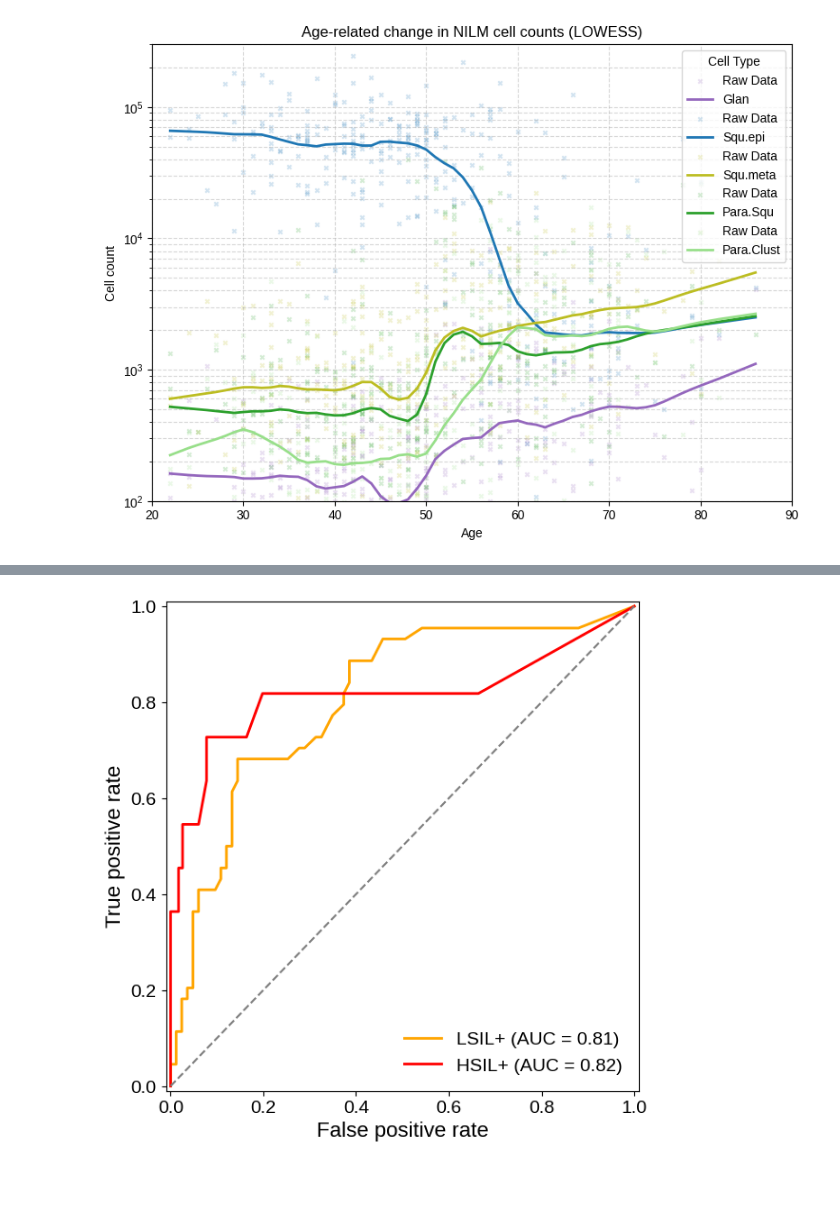
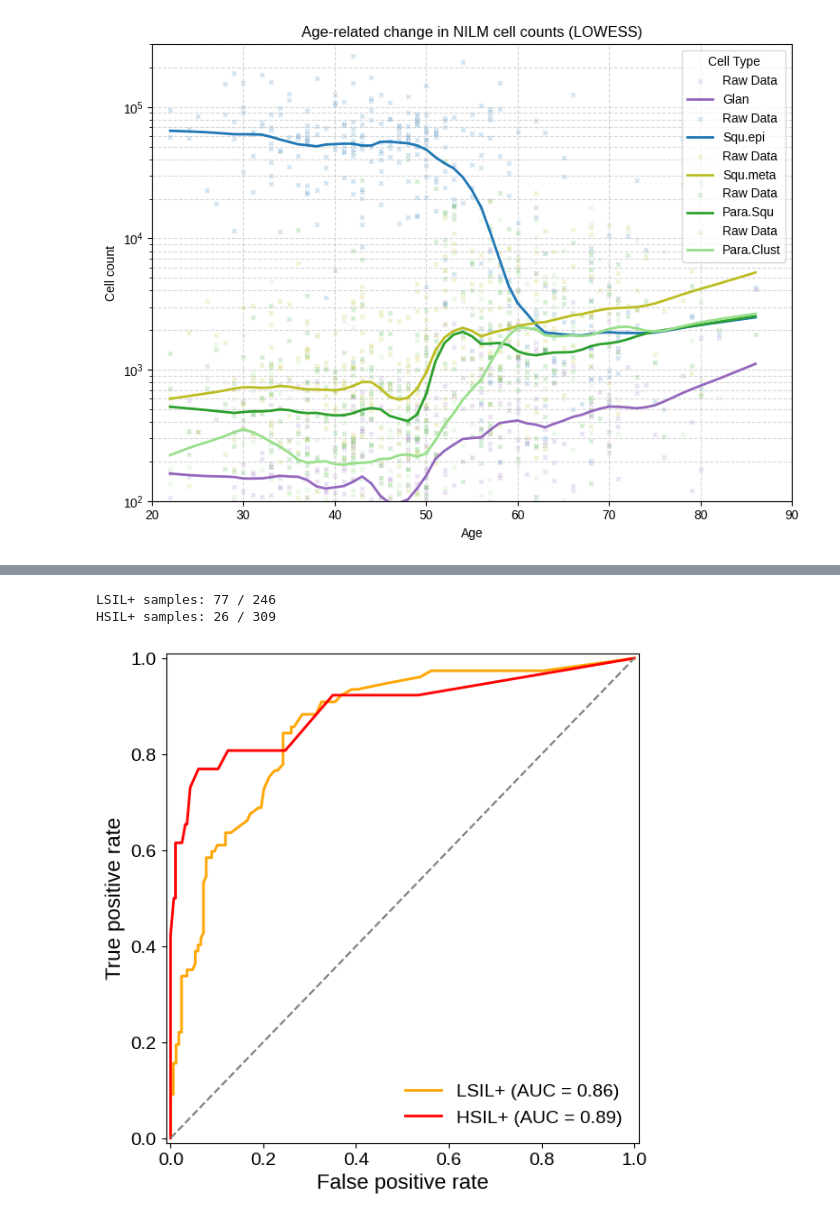
Before and after one commit to KK-CYBO/cyboscan-paper, a Jupyter notebook: statistical_analysis/paper-figure_population-analysis_313-31y41.ipynb, the cells around one changed output, grey strips where cells are left out. Drawn from its saved outputs; the diff is of its cells as text; code cells hidden in the pictures; blank space fills up the shorter version.

```diff
--- a/statistical_analysis/paper-figure_population-analysis_313-31y41.ipynb
+++ b/statistical_analysis/paper-figure_population-analysis_313-31y41.ipynb
@@ -119,7 +144,7 @@ fig.savefig(f'{fig_dir}/fig5b_all-slide-positive-count.svg', bbox_inches='tight'
 # LOESS / LOWESS
 
 epi_columns = ['Glan', 'Squ.epi', 'Squ.meta', 'Para.Squ', 'Para.Clust', 'LSIL', 'HSIL', 'Adenocarcinoma']
-df = df_all
+df = df_all.copy()
 df['_epi_sum'] = df[epi_columns].sum(axis=1)
 df['_target_ratio'] = df['Squ.epi'] / (df['_epi_sum'])
 
@@ -132,13 +157,13 @@ smoothed = lowess(y_data, x_data, frac=0.2)
 plt.figure(figsize=(6, 5))
 plt.scatter(x_data, y_data, color='navy',  marker='x', s=10, alpha=0.2, label='Raw Data')
 plt.plot(smoothed[:, 0], smoothed[:, 1], color='navy', linewidth=2, label='LOWESS (frac=0.2)')
-plt.xlabel('Age', fontsize=16)
-plt.ylabel('Superficial/intermediate cell ratio', fontsize=16)
-plt.tick_params(axis='both', labelsize=14)
+plt.xlabel('Age', fontsize=20)
+plt.ylabel('Superficial/intermediate cell ratio', fontsize=20)
+plt.tick_params(axis='both', labelsize=16)
 plt.xlim(20, 88)
 plt.ylim(0, 1)
 plt.margins(x=0, y=0)
 plt.grid(True)
-plt.savefig(f'{fig_dir}/fig5c_superficial-cell-ratio.svg', bbox_inches='tight')
+plt.savefig(f'{fig_dir}/fig6c_superficial-cell-ratio.svg', bbox_inches='tight')
 plt.show()
 # %% [output]
@@ -164,7 +189,7 @@ for cell in nilm_cells:
     x_fit = smoothed[:, 0]
     y_fit = np.exp(smoothed[:, 1])
 
-    col = class_to_color.get(cell, 'black')
+    col = celltype_color_map.get(cell, 'black')
     plt.scatter(x_data, y_data, color=col,  marker='x', s=10, alpha=0.2, label='Raw Data')
     plt.plot(x_fit, y_fit, color=col, linewidth=2, label=cell)
 
@@ -199,7 +224,7 @@ legend_labels= ['Superficial/intermediate cell', 'Parabasal cell', 'Squamous met
 df = df_all.copy()
 x_eval = np.linspace(20, 90, 200)
 
-plt.figure(figsize=(6, 6))
+plt.figure(figsize=(4.5, 5))
 
 for cell, label in zip(nilm_cells, legend_labels):
     x_data = df['Age'].values
@@ -238,7 +263,7 @@ for cell, label in zip(nilm_cells, legend_labels):
     y_upper = np.percentile(y_boot, 97.5, axis=0)
 
     # Plot
-    col = class_to_color.get(cell, 'black')
+    col = celltype_color_map.get(cell, 'black')
     plt.plot(x_smooth, y_smooth, color=col, label=label, linewidth=2)
     plt.fill_between(x_eval, y_lower, y_upper, color=col, alpha=0.1)
 
@@ -247,12 +272,12 @@ plt.yscale('log')
 plt.xlim(20, 88)
 plt.ylim(50, 100000)
 plt.margins(x=0, y=0)
-plt.xlabel('Age', fontsize=16)
-plt.ylabel('Count', fontsize=16)
-plt.tick_params(axis='both', labelsize=14)
+plt.xlabel('Age', fontsize=20)
+plt.ylabel('Count', fontsize=20)
+plt.tick_params(axis='both', labelsize=16)
 plt.grid(True, which='both', linestyle='-', alpha=0.2)
 plt.legend(loc='lower right', bbox_to_anchor=(1, 1), frameon=False, fontsize=14)
 plt.tight_layout()
-plt.savefig(f'{fig_dir}/fig5d_nilm-cell-counts.svg', bbox_inches='tight')
+plt.savefig(f'{fig_dir}/fig6d_nilm-cell-counts.svg', bbox_inches='tight')
 plt.show()
 # %% [output]
@@ -530,44 +603,48 @@ Receiver Operating Characteristic (ROC) curves illustrating the diagnostic perfo
 The orange line shows the performance of a combined LSIL + HSIL count metric for detecting low-grade or higher abnormalities
 (LSIL, ASC-H, HSIL, or SCC) among HPV-positive specimens. The red line represents the performance of HSIL count alone for
 detecting high-grade abnormalities (HSIL or SCC). The area under the curve (AUC) is shown for each model.
-These results demonstrate the relative effectiveness of cytological metrics in stratifying disease severity among HPV-positive cases.
+These results demonstrate the relative effectiveness of cytological metrics in stratifying disease severity.
 """
 
-df_pos = df_all[df_all['HPV'] == '+'].copy()
-
 # ---------- LSIL+ ----------
-df_pos['label_lsil'] = df_pos['Class'].isin(['LSIL', 'ASC-H', 'HSIL', 'SCC']).astype(int)
-df_pos['score_lsil'] = df_pos['LSIL_count'] + df_pos['HSIL_count']
-fpr_lsil, tpr_lsil, _ = roc_curve(df_pos['label_lsil'], df_pos['score_lsil'])
+df_temp = df.query('Class != "ASC-US"').copy()
+df_temp['label_lsil'] = df_temp['Class'].isin(['LSIL', 'ASC-H', 'HSIL', 'SCC']).astype(int)
+df_temp['score_lsil'] = df_temp['LSIL'] + df_temp['HSIL']
+print(f'LSIL+ samples: {df_temp["label_lsil"].sum()} / {df_temp.shape[0]}')
+fpr_lsil, tpr_lsil, _ = roc_curve(df_temp['label_lsil'], df_temp['score_lsil'])
 auc_lsil = auc(fpr_lsil, tpr_lsil)
 
 # ---------- HSIL+ ----------
-df_pos['label_hsil'] = df_pos['Class'].isin(['HSIL', 'SCC']).astype(int)
-df_pos['score_hsil'] = df_pos['HSIL_count']
-fpr_hsil, tpr_hsil, _ = roc_curve(df_pos['label_hsil'], df_pos['score_hsil'])
+df_temp = df.query('Class != "ASC-H"').copy()
+df_temp['label_hsil'] = df_temp['Class'].isin(['HSIL', 'SCC']).astype(int)
+df_temp['score_hsil'] = df_temp['HSIL']
+print(f'HSIL+ samples: {df_temp["label_hsil"].sum()} / {df_temp.shape[0]}')
+fpr_hsil, tpr_hsil, _ = roc_curve(df_temp['label_hsil'], df_temp['score_hsil'])
 auc_hsil = auc(fpr_hsil, tpr_hsil)
 
 # ---------- Plot ----------
 plt.figure(figsize=(6, 6))
 
 # LSIL+: Orange
 plt.plot(fpr_lsil, tpr_lsil, color='orange', lw=2,
          label=f'LSIL+ (AUC = {auc_lsil:.2f})')
 
 # HSIL+: Red
 plt.plot(fpr_hsil, tpr_hsil, color='red', lw=2,
          label=f'HSIL+ (AUC = {auc_hsil:.2f})')
 
 plt.plot([0, 1], [0, 1], color='gray', linestyle='--')
 
 plt.xlabel("False positive rate", fontsize=16)
 plt.ylabel("True positive rate", fontsize=16)
 plt.tick_params(axis='both', labelsize=14)
 plt.margins(x=0.01, y=0.01)
 plt.legend(loc="lower right", fontsize=14, frameon=False)
 plt.grid(False)
 plt.tight_layout()
 plt.savefig(f'{fig_dir}/fig5i_roc-lsil-hsil.svg', bbox_inches='tight')
 plt.show()
 # %% [output]
+LSIL+ samples: 77 / 246
+HSIL+ samples: 26 / 309
-[figure, old version]
+[figure, new version]
```
Also changed, not shown: parts of 10 cells of this notebook, 13 other files.
